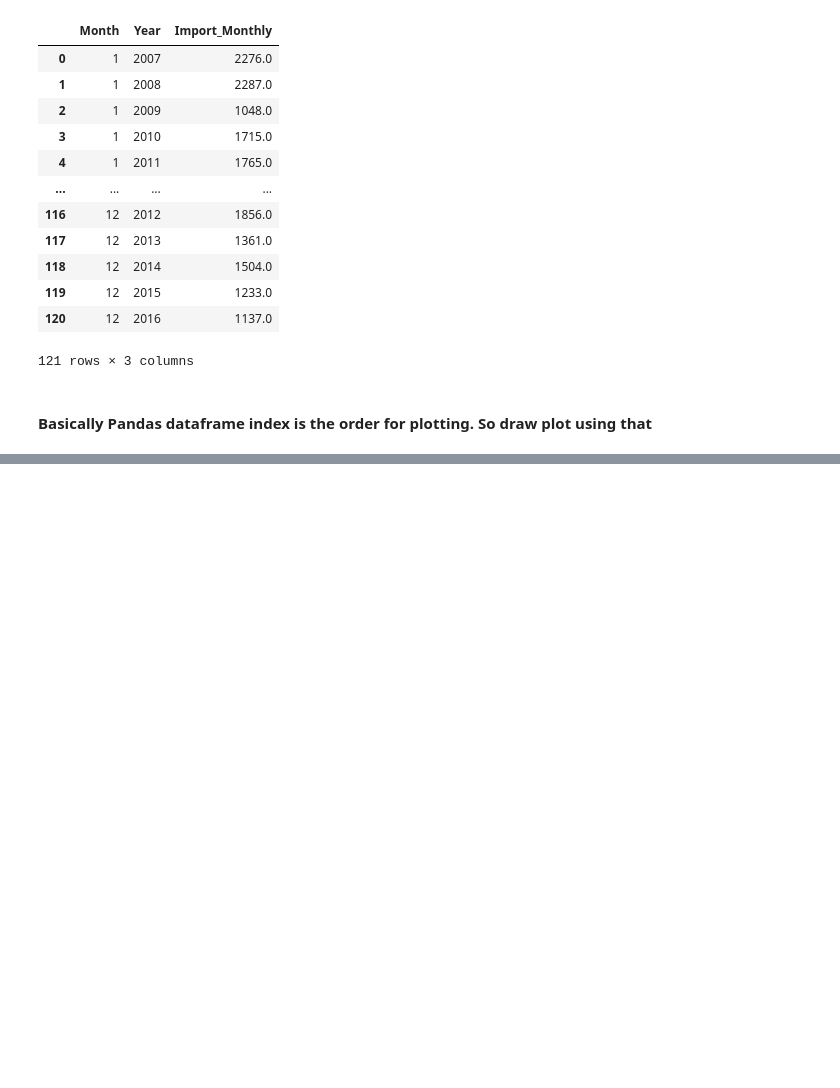
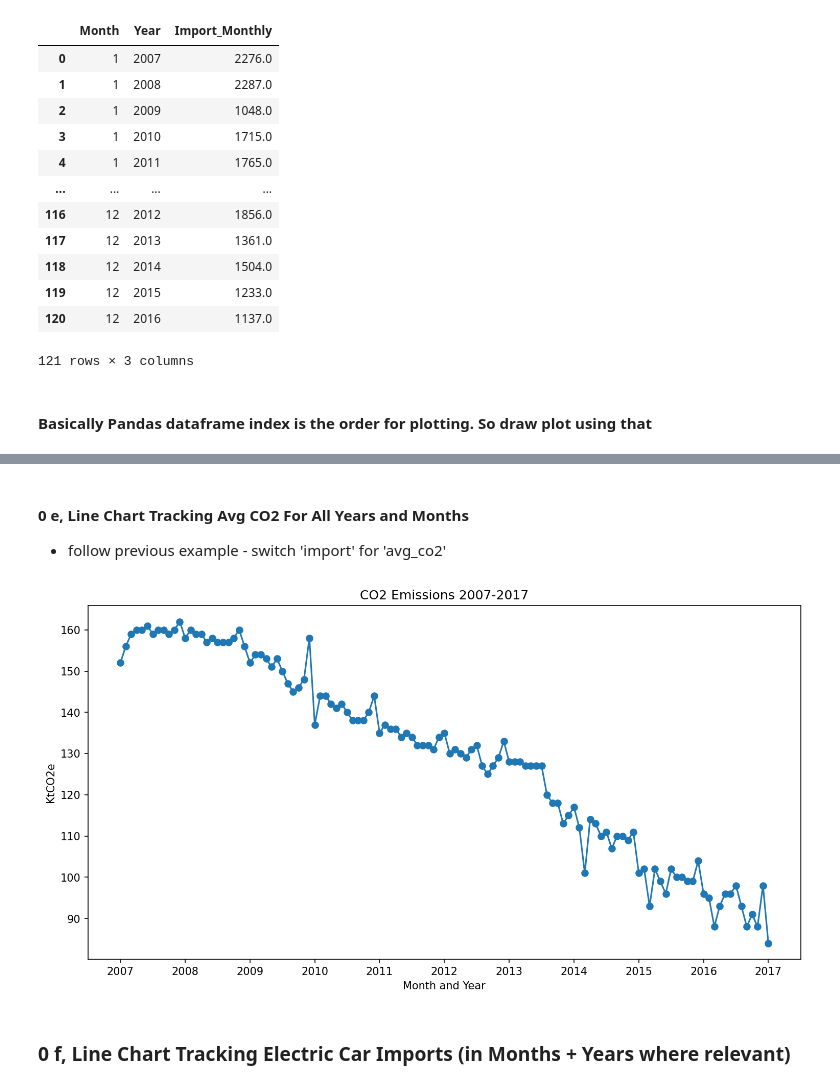
Before and after one commit to SusannaR11/AI_Engineering_OPA24_Susanna_Rokka, a Jupyter notebook: exercises/0_case_car_sales_norway.ipynb, the cells around one changed output, grey strips where cells are left out. Drawn from its saved outputs; the diff is of its cells as text; code cells hidden in the pictures; blank space fills up the shorter version.

```diff
--- a/exercises/0_case_car_sales_norway.ipynb
+++ b/exercises/0_case_car_sales_norway.ipynb
@@ -301 +316,23 @@ df_import_by_month
+# %% [markdown]
+#### 0 e, Line Chart Tracking Avg CO2 For All Years and Months
+- follow previous example - switch 'import' for 'avg_co2'
+# %%
+fig, ax = plt.subplots(figsize=(12,6), dpi=150)
+
+ax.plot(df.index, df["Avg_CO2"], marker="o") # chart follows index ascending
+#add year boundaries from the DF
+years = df["Year"].unique() #tracks each year
+year_positions = df.groupby("Year").head(1).index #index position of first row per new year
+
+ax.set_xticks(year_positions) #where on index to place labels
+ax.set_xticklabels(years) #label for 'Year'
+
+ax.set(xlabel="Month and Year", ylabel="KtCO2e", title="CO2 Emissions 2007-2017")
+
+plt.savefig("CO2_emissions_2007_to_2017.png", dpi=300, bbox_inches="tight")
+plt.show()
+# %% [output]
+[figure, added]
+# %% [markdown]
+### 0 f, Line Chart Tracking Electric Car Imports (in Months + Years where relevant)
 # %%
```
Also changed, not shown: parts of 13 cells of this notebook, 5 other files.
